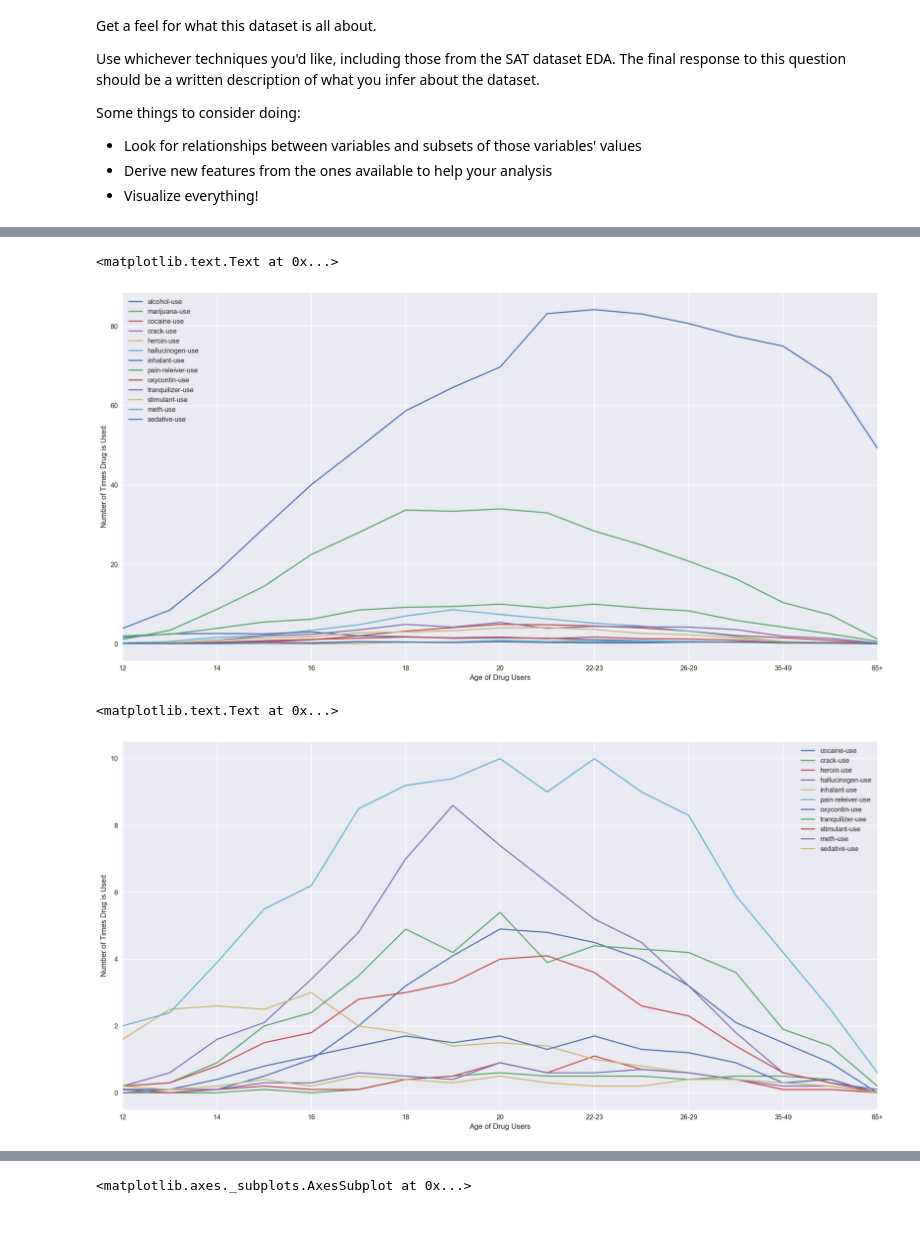
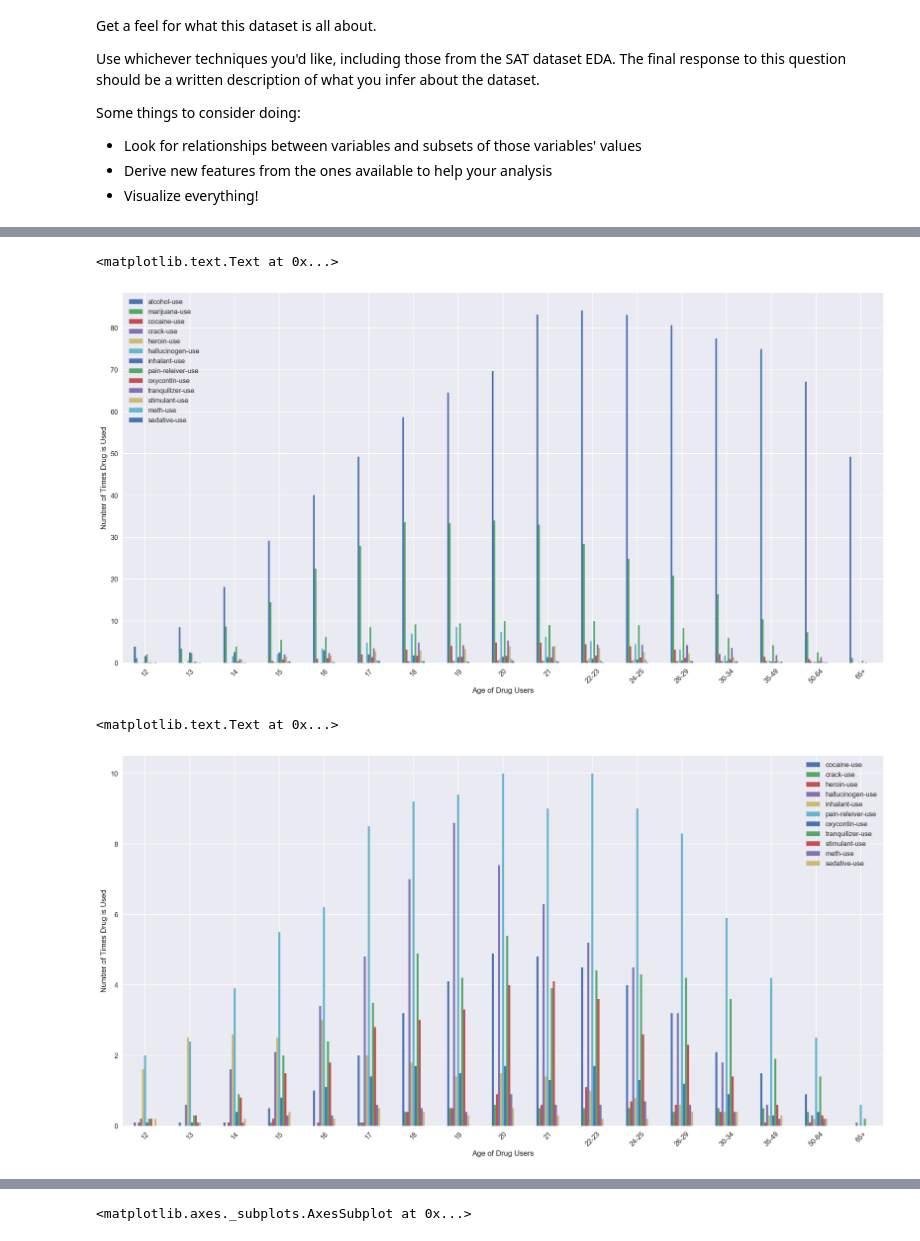
Before and after one commit to guangyic/project2, a Jupyter notebook: CHUA_Guangyi_Project2.ipynb, the cells around one changed output, grey strips where cells are left out. Drawn from its saved outputs; the diff is of its cells as text; code cells hidden in the pictures.

```diff
--- a/CHUA_Guangyi_Project2.ipynb
+++ b/CHUA_Guangyi_Project2.ipynb
@@ -672,16 +720,20 @@ ax.set_ylabel("Frequency of Drug Use")
 # %%
+# Renaming indices in drug use subtable as well
 drugs_use.rename({0: "12", 1: "13", 2: "14", 3: "15", 4:"16", 5:"17", 6:"18", 7:"19", 8:"20", 9:"21", 10:"22-23", 11:"24-25",
                   12:"26-29", 13:"30-34", 14: "35-49", 15:"50-64", 16:"65+"}, inplace=True)
-ax = drugs_use.plot(figsize=(20,10))
+
+# Plot drug use
+ax = drugs_use.plot(figsize=(20,10), kind='bar', stacked=False, rot=45)
 ax.set_xlabel("Age of Drug Users")
 ax.set_ylabel("Number of Times Drug is Used")
 # %% [output]
 <matplotlib.text.Text at 0x...>
-[figure, old version]
+[figure, new version]
 # %%
-ax = drugs_use.drop(["alcohol-use", "marijuana-use"], axis=1).plot(figsize=(20,10))
+# This time, dropped alcohol and marijuana as they dwarfed the other categories
+ax = drugs_use.drop(["alcohol-use", "marijuana-use"], axis=1).plot(figsize=(20,10), kind='bar', stacked=False, rot=45)
 ax.set_xlabel("Age of Drug Users")
 ax.set_ylabel("Number of Times Drug is Used")
 # %% [output]
 <matplotlib.text.Text at 0x...>
-[figure, old version]
+[figure, new version]
```
Also changed, not shown: parts of 59 cells of this notebook.
